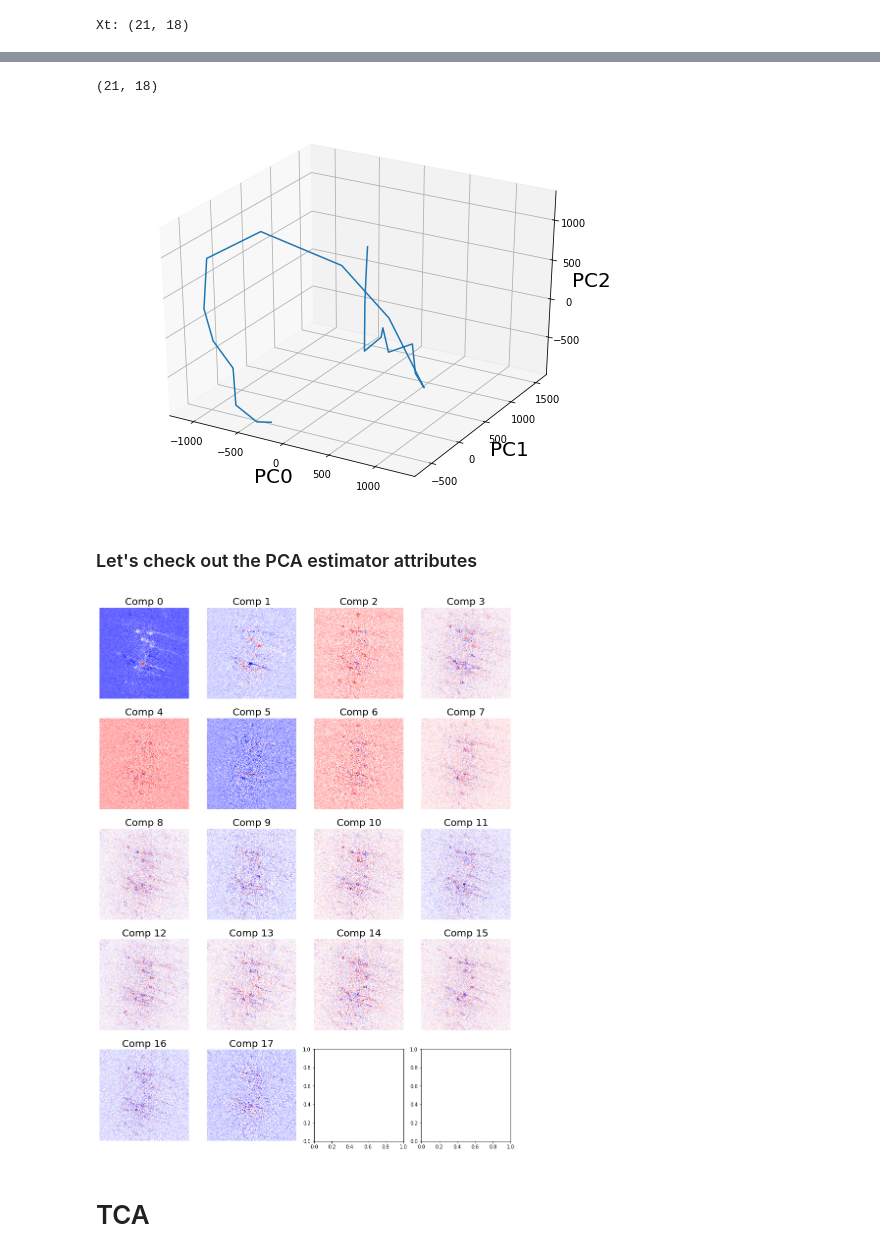
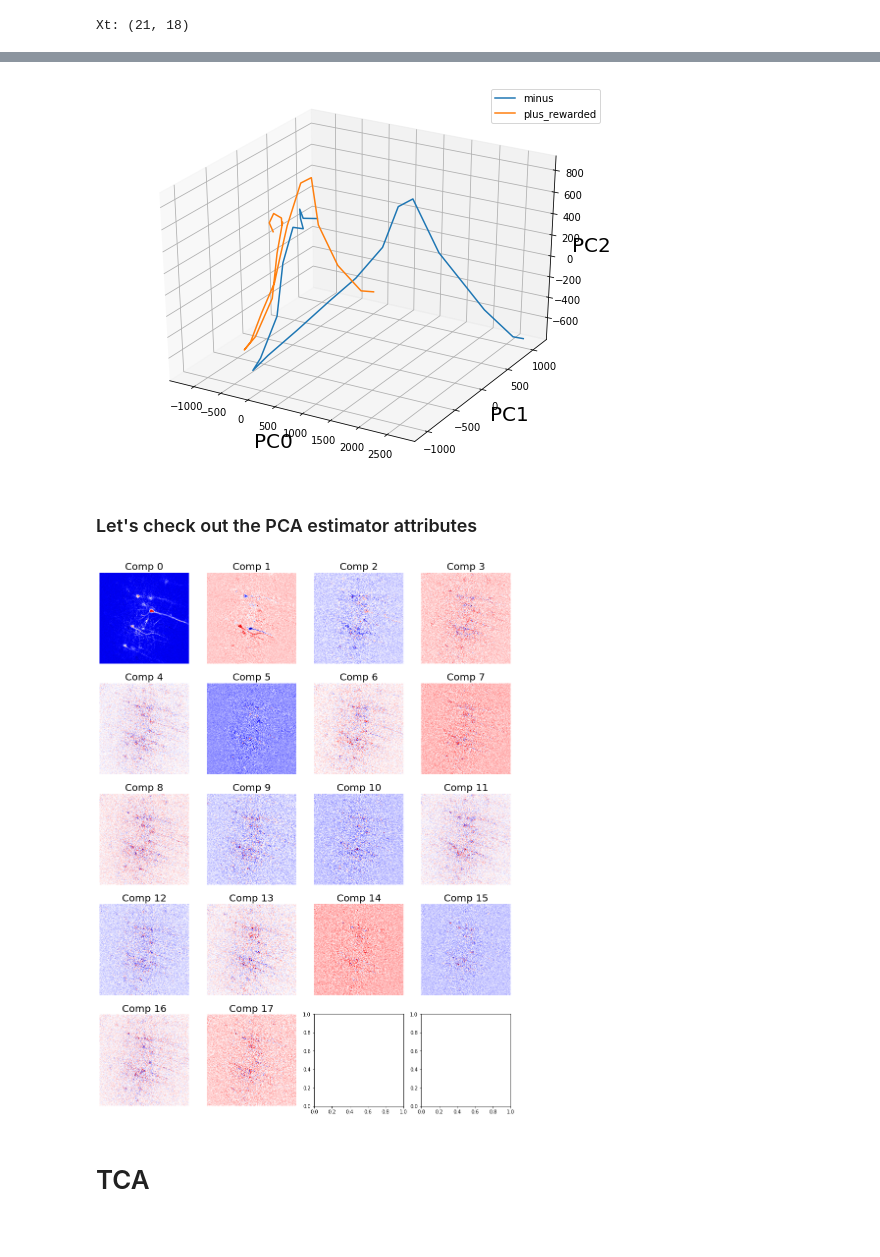
Before and after one commit to zhounapeuw/nape_tca_nn, a Jupyter notebook: tca.ipynb, the cells around one changed output, grey strips where cells are left out. Drawn from its saved outputs; the diff is of its cells as text; code cells hidden in the pictures.

Commit message:
fit_transform on trial, condition-avged data
sick results: trajectories diverge for cs+ and cs-

```diff
--- a/tca.ipynb
+++ b/tca.ipynb
@@ -119,6 +122,11 @@ for condition in conditions:
 
     # average across trials
     data_dict[condition]['xarr_flatten_pix_trialAvg'] = data_dict[condition]['xarr_flatten_xy'].mean(dim = 'trial')
+
+# pull out all trial-avged data for each cond, then average across conditions
+data_dict['all_cond'] = {}
+data_dict['all_cond']['flattenpix_trial_cond_avg'] = np.average( [data_dict[condition]['xarr_flatten_pix_trialAvg'].data
+                                       for condition in conditions], axis=0)
 # %% [markdown]
 # Perform PCA Dimensionality Reduction Across Pixels
 # %%
@@ -126,11 +134,11 @@ for condition in conditions:
 variance_thresh = 0.9
 pca_xr_wrapper = wrap(PCA(variance_thresh), reshapes='yx', random_state=5) # create PCA object and specify dimension to perform PCA on
 
-for idx, condition in enumerate(conditions):
-    if condition == 'minus':
-        data_dict[condition]['Xt'] = pca_xr_wrapper.fit_transform(data_dict[condition]['xarr_flatten_pix_trialAvg'].transpose()) # fit/transform estimator; transpose to apply PCA on pixels
-    else:
-        data_dict[condition]['Xt'] = pca_xr_wrapper.transform(data_dict[condition]['xarr_flatten_pix_trialAvg'].transpose())
+data_dict['all_cond']['Xt'] = pca_xr_wrapper.fit_transform( data_dict['all_cond']['flattenpix_trial_cond_avg'].transpose() )
+
+for condition in conditions:
+
+    data_dict[condition]['Xt'] = pca_xr_wrapper.transform(data_dict[condition]['xarr_flatten_pix_trialAvg'].transpose())
 
     data_dict[condition]['pca_explained_var_perc'] = pca_xr_wrapper.estimator_.explained_variance_ratio_*100
 print(f"Xt: {Xt.shape}")
@@ -159,7 +169,3 @@ plt.legend(['PC0', 'PC1', 'PC2'], fontsize = 15);
-# %%
-pca_xr_wrapper.transform(data_dict[condition]['xarr_flatten_xy'][1,:,:].transpose()).shape
-# %% [output]
-(21, 18)
 # %%
 # transform individsual trial data into trial-avg PC space
 
@@ -169,16 +175,21 @@ for idx, trial_dat in enumerate(data_dict[condition]['xarr_flatten_xy']):
 
      pca_xr_wrapper.transform(trial_dat)
 # %%
+# makes plot interactable
+%matplotlib notebook
+
 from mpl_toolkits.mplot3d import Axes3D
 fig = plt.figure(figsize = (9,7))
 ax = fig.gca(projection='3d')
 
-ax.plot(Xt[:,0], Xt[:,1], Xt[:,2], label='parametric curve')
+ax.plot(data_dict['plus_rewarded']['Xt'][:,0], data_dict['plus_rewarded']['Xt'][:,1], data_dict['plus_rewarded']['Xt'][:,2], label='parametric curve')
+ax.plot(data_dict['minus']['Xt'][:,0], data_dict['minus']['Xt'][:,1], data_dict['minus']['Xt'][:,2], label='parametric curve')
 ax.set_xlabel('PC0', fontsize = 20)
 ax.set_ylabel('PC1', fontsize = 20)
 ax.set_zlabel('PC2', fontsize = 20);
+ax.legend(conditions);
 # %% [output]
-[figure, old version]
+[figure, new version]
 # %% [markdown]
 ### Let's check out the PCA estimator attributes
 # %%
@@ -218,10 +229,13 @@ def plot_img_vectorized_component(n_columns, data):
 # %%
 # For each PC, plot the eigenvectors: weights/contribution of each pixel
 
+# makes plot non-interactable
+%matplotlib inline
+
 n_columns = 4
 plot_img_vectorized_component(n_columns, pca_xr_wrapper.estimator_.components_)
 # %% [output]
-[figure, old version]
+[figure, new version]
 # %% [markdown]
 # TCA
 # %%
```
Also changed, not shown: parts of 3 cells of this notebook.
